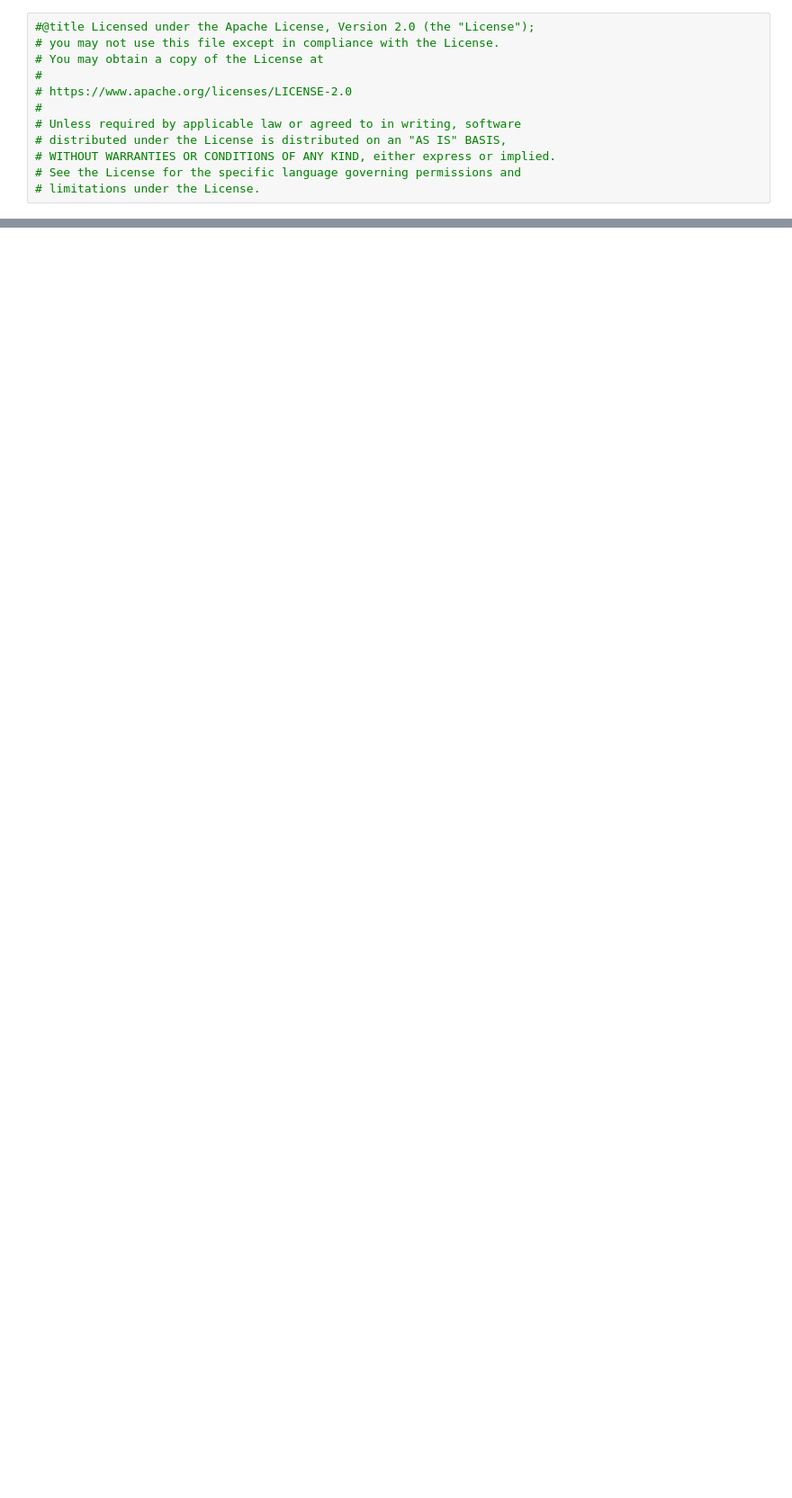
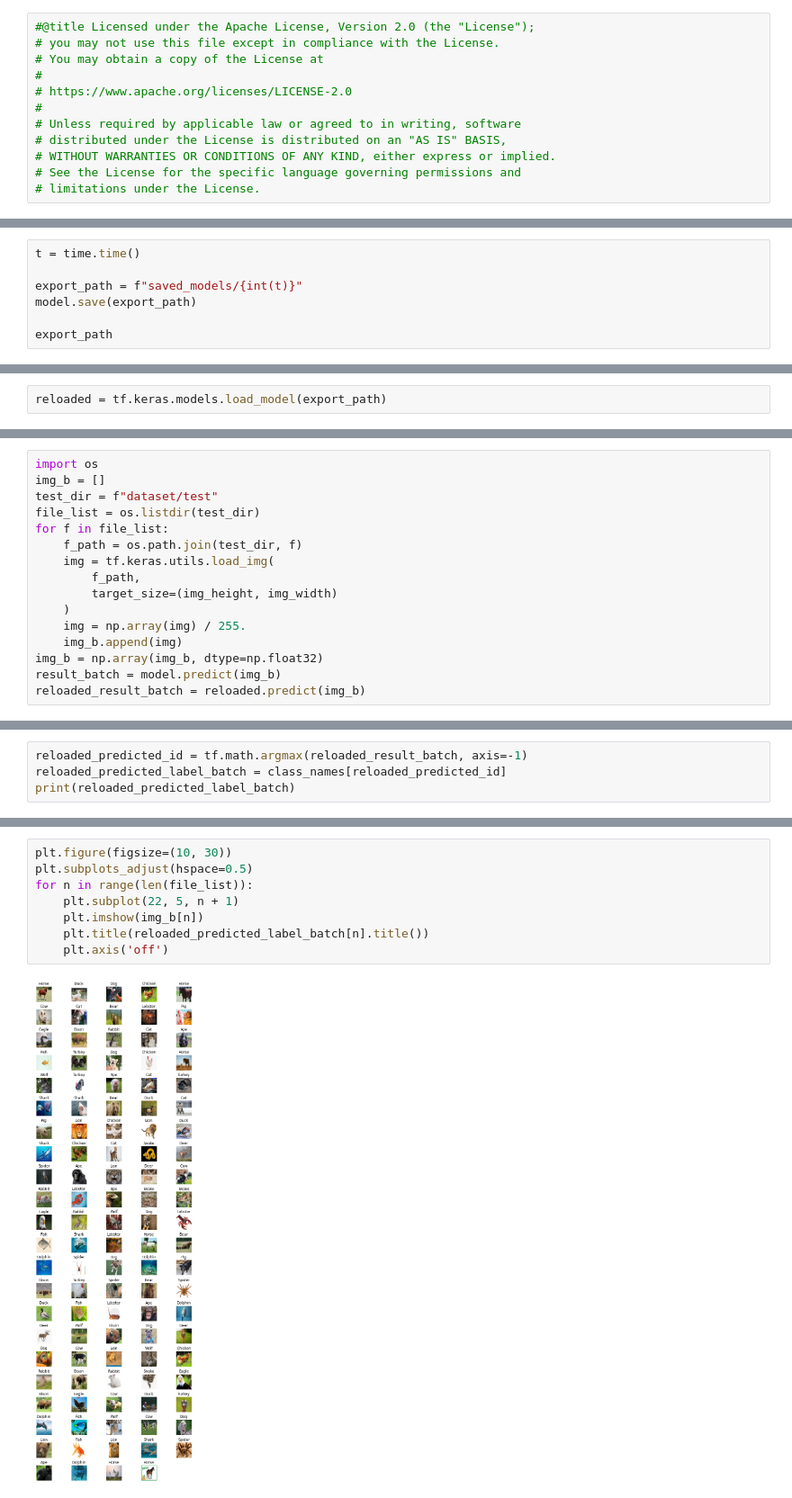
Before and after one commit to kevintsq/ImageClassification, a Jupyter notebook: classifier.ipynb, the cells around one changed output, grey strips where cells are left out. Shown at 90% size. Saved outputs shown, nothing was run; the diff lists cells and outputs as text; blank space fills up the shorter version.

```diff
--- a/classifier.ipynb
+++ b/classifier.ipynb
@@ -336,0 +252,7 @@ This image most likely belongs to chicken with a 95.44 percent confidence.
+# %%
+t = time.time()
+
+export_path = f"saved_models/{int(t)}"
+model.save(export_path)
+
+export_path
@@ -336,0 +265,2 @@ This image most likely belongs to chicken with a 95.44 percent confidence.
+# %%
+reloaded = tf.keras.models.load_model(export_path)
@@ -336,0 +269,16 @@ This image most likely belongs to chicken with a 95.44 percent confidence.
+# %%
+import os
+img_b = []
+test_dir = f"dataset/test"
+file_list = os.listdir(test_dir)
+for f in file_list:
+    f_path = os.path.join(test_dir, f)
+    img = tf.keras.utils.load_img(
+        f_path,
+        target_size=(img_height, img_width)
+    )
+    img = np.array(img) / 255.
+    img_b.append(img)
+img_b = np.array(img_b, dtype=np.float32)
+result_batch = model.predict(img_b)
+reloaded_result_batch = reloaded.predict(img_b)
@@ -336,0 +287,4 @@ This image most likely belongs to chicken with a 95.44 percent confidence.
+# %%
+reloaded_predicted_id = tf.math.argmax(reloaded_result_batch, axis=-1)
+reloaded_predicted_label_batch = class_names[reloaded_predicted_id]
+print(reloaded_predicted_label_batch)
@@ -336,0 +306,10 @@ This image most likely belongs to chicken with a 95.44 percent confidence.
+# %%
+plt.figure(figsize=(10, 30))
+plt.subplots_adjust(hspace=0.5)
+for n in range(len(file_list)):
+    plt.subplot(22, 5, n + 1)
+    plt.imshow(img_b[n])
+    plt.title(reloaded_predicted_label_batch[n].title())
+    plt.axis('off')
+# %% [output]
+[figure, added]
```
Also changed, not shown: parts of 87 cells of this notebook, 5 other files.
